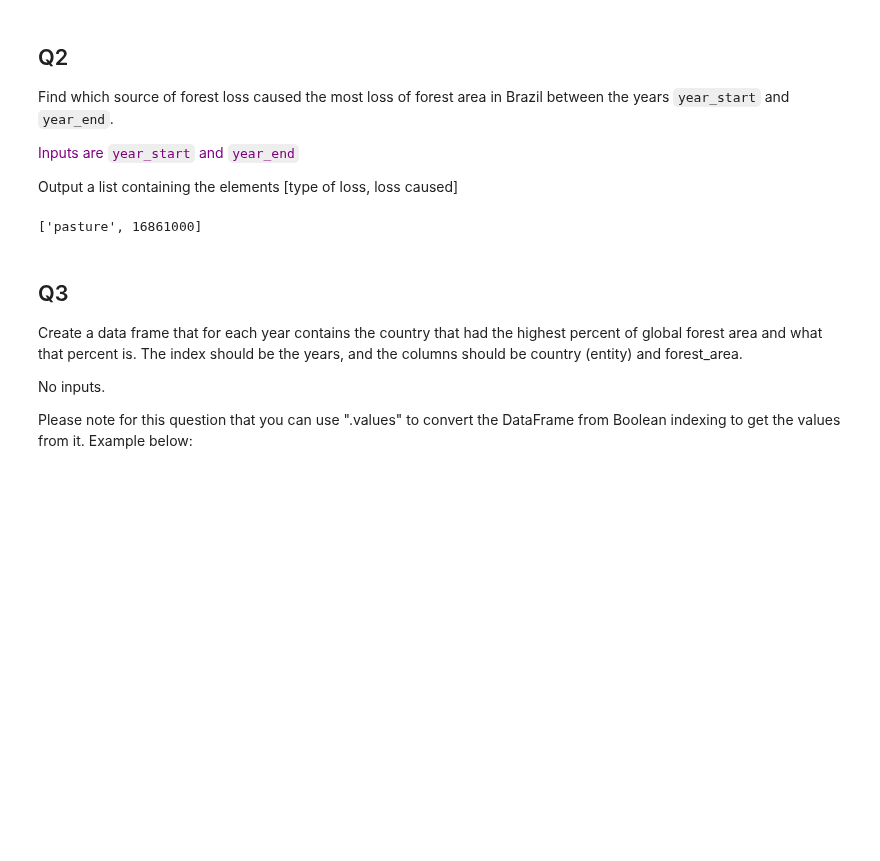
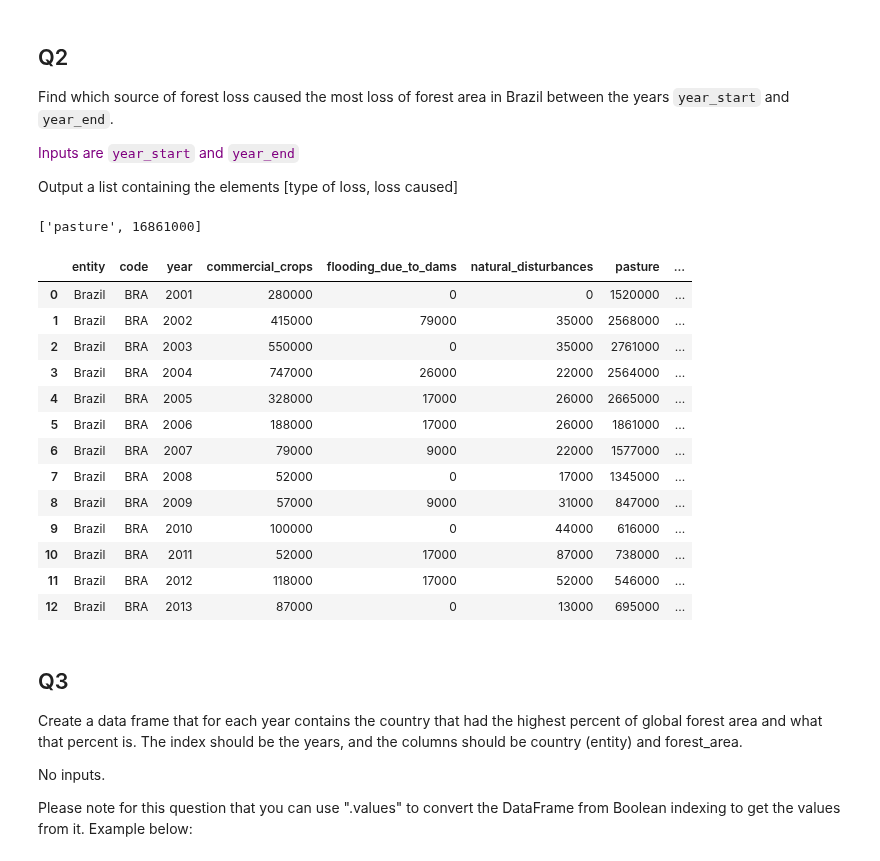
Before and after one commit to sam-delap/ds4bio, a Jupyter notebook: ProblemSets/hw3_pandas_forest.ipynb, the cells around one changed output. Saved outputs shown, nothing was run; the diff lists cells and outputs as text; code cells hidden in the pictures; blank space fills up the shorter version.

```diff
--- a/ProblemSets/hw3_pandas_forest.ipynb
+++ b/ProblemSets/hw3_pandas_forest.ipynb
@@ -23,6 +23,13 @@ input_var = -1
 ## Q0
 (no points)
 Read in the data frames for vegetable oil, forest conversion, forest area, and brazil deforestation. These are the data frames you will be using.
+# %%
+import pandas as pd
+# Need country ones so we don't get 'World' or 'Americas'
+veg = pd.read_csv("../data/forest_data/vegetable_oil.csv")
+conv = pd.read_csv("../data/forest_data/country_forest.csv")
+area = pd.read_csv("../data/forest_data/country_forest_area.csv")
+brazil = pd.read_csv("../data/forest_data/brazil_loss.csv")
 # %% [markdown]
 ## Q1
 
@@ -61,8 +71,26 @@ year_start = 2001
 year_end = 2008  ## will output ['pasture', 16861000]
 # %%
 ## your code here
+# Select for the correct years and eliminate entity, code, and year columns
+selected = brazil.iloc[year_start - 2001:year_end - 2000]
+# Sum the forest area lost in each column, then find the type of forest loss that accounted for the maximum area lost
+print([selected.sum().idxmax(), selected.sum().max()])
 # %% [output]
 ['pasture', 16861000]
+|  | entity | code | year | commercial_crops | flooding_due_to_dams | natural_disturbances | pasture | ... |
+| 0 | Brazil | BRA | 2001 | 280000 | 0 | 0 | 1520000 | ... |
+| 1 | Brazil | BRA | 2002 | 415000 | 79000 | 35000 | 2568000 | ... |
+| 2 | Brazil | BRA | 2003 | 550000 | 0 | 35000 | 2761000 | ... |
+| 3 | Brazil | BRA | 2004 | 747000 | 26000 | 22000 | 2564000 | ... |
+| 4 | Brazil | BRA | 2005 | 328000 | 17000 | 26000 | 2665000 | ... |
+| 5 | Brazil | BRA | 2006 | 188000 | 17000 | 26000 | 1861000 | ... |
+| 6 | Brazil | BRA | 2007 | 79000 | 9000 | 22000 | 1577000 | ... |
+| 7 | Brazil | BRA | 2008 | 52000 | 0 | 17000 | 1345000 | ... |
+| 8 | Brazil | BRA | 2009 | 57000 | 9000 | 31000 | 847000 | ... |
+| 9 | Brazil | BRA | 2010 | 100000 | 0 | 44000 | 616000 | ... |
+| 10 | Brazil | BRA | 2011 | 52000 | 17000 | 87000 | 738000 | ... |
+| 11 | Brazil | BRA | 2012 | 118000 | 17000 | 52000 | 546000 | ... |
+| 12 | Brazil | BRA | 2013 | 87000 | 0 | 13000 | 695000 | ... |
 # %% [markdown]
 ## Q3
 Create a data frame that for each year contains the country that had the highest percent of global forest area and what that percent is. The index should be the years, and the columns should be country (entity) and forest_area.
```
Also changed, not shown: parts of 5 cells of this notebook.
